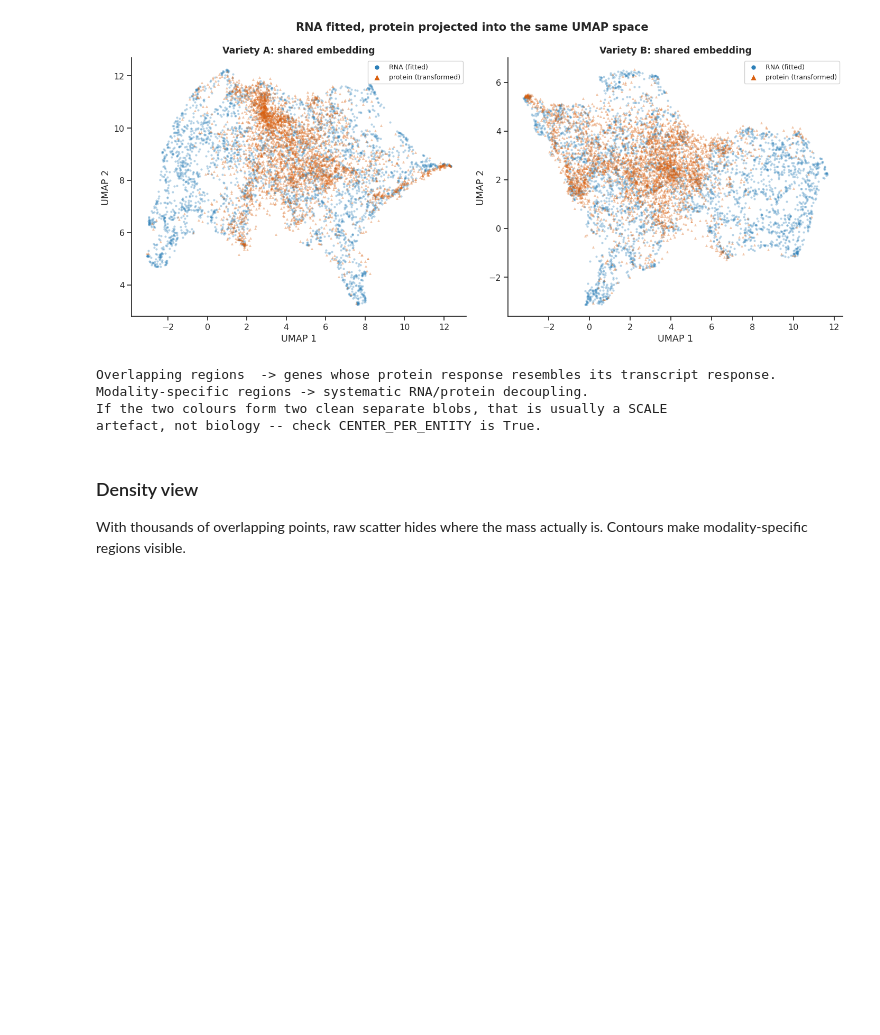
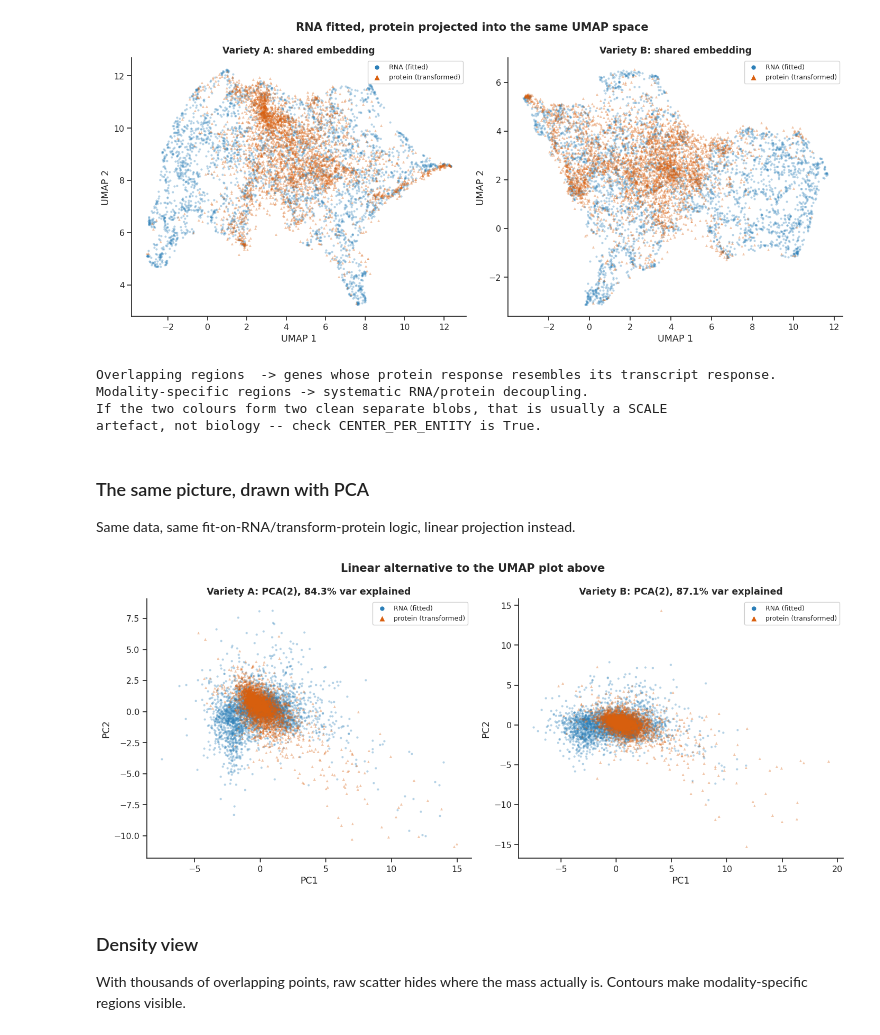
Before and after one commit to KristinaGagalova/autoencoders-test, a Jupyter notebook: rna_protein_umap_shared_space.ipynb, the cells around one changed output. Cells and saved outputs as stored; diff of their text form; code cells hidden in the pictures; blank space fills up the shorter version.

Commit message:
adding PCA comparison to UMAP

```diff
--- a/rna_protein_umap_shared_space.ipynb
+++ b/rna_protein_umap_shared_space.ipynb
@@ -310,6 +346,30 @@ Overlapping regions  -> genes whose protein response resembles its transcript re
 Modality-specific regions -> systematic RNA/protein decoupling.
 If the two colours form two clean separate blobs, that is usually a SCALE
 artefact, not biology -- check CENTER_PER_ENTITY is True.
+# %% [markdown]
+### The same picture, drawn with PCA
+
+Same data, same fit-on-RNA/transform-protein logic, linear projection
+instead.
+# %%
+fig, axes = plt.subplots(1, len(LABELS), figsize=(7.2*len(LABELS), 6.4), squeeze=False)
+for i, lab in enumerate(LABELS):
+    ax = axes[0][i]; E = EMB[lab]
+    ax.scatter(E["E_rna_pca"][:,0], E["E_rna_pca"][:,1], s=9, alpha=0.35,
+               c="#2c7fb8", marker="o", label="RNA (fitted)", linewidths=0)
+    ax.scatter(E["E_prot_pca"][:,0], E["E_prot_pca"][:,1], s=13, alpha=0.35,
+               c="#d95f0e", marker="^", label="protein (transformed)", linewidths=0)
+    ax.set_xlabel(f"PC1"); ax.set_ylabel(f"PC2")
+    ax.set_title(f"Variety {lab}: PCA({N_COMPONENTS}), "
+                 f"{E['pca_var_explained']:.1%} var explained", fontweight="bold")
+    leg = ax.legend(fontsize=9, markerscale=2.0, framealpha=0.9)
+    for lh in leg.legend_handles: lh.set_alpha(1)
+    ax.spines[["top","right"]].set_visible(False)
+fig.suptitle("Linear alternative to the UMAP plot above", fontweight="bold")
+plt.tight_layout(); plt.savefig(OUT/"figures"/"shared_pca.png", dpi=160,
+                                bbox_inches="tight"); plt.show()
+# %% [output]
+[figure, added]
 # %% [markdown]
 ### Density view
 
```
Also changed, not shown: parts of 9 cells of this notebook.
